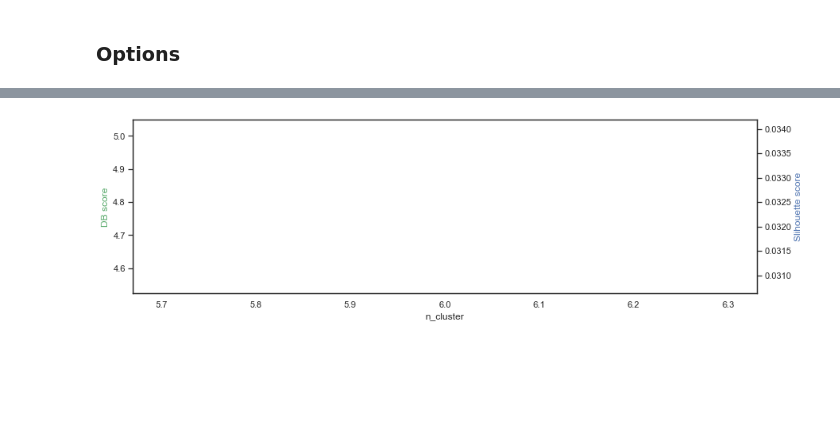
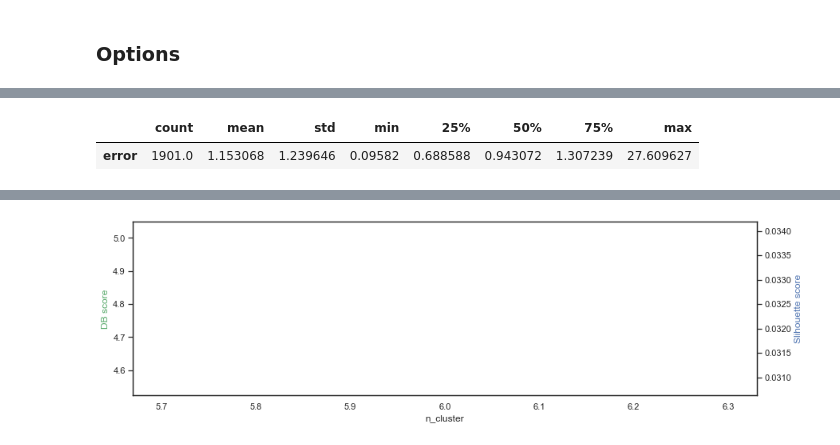
Before and after one commit to Amglex/Mutual-Funds, a Jupyter notebook: notebooks/052 - Spectral clustering.ipynb, the cells around one changed output, grey strips where cells are left out. Cells and saved outputs as stored; diff of their text form; code cells hidden in the pictures; blank space fills up the shorter version.

Commit message:
Added tracking error vola

```diff
--- a/notebooks/052 - Spectral clustering.ipynb
+++ b/notebooks/052 - Spectral clustering.ipynb
@@ -116,0 +181,19 @@ def spectral_clustering(holdings_ft, param):
+# %%
+def error_vola_deciles(returns_m):
+    error_vol = (returns_m
+                 .groupby(['crsp_fundno'])['error']
+                 .std()
+                 .reset_index())
+    error_vol['error'] = error_vol['error'] * 100
+
+    error_vol = (error_vol[['error']]
+                .apply(lambda x : x.quantile(np.round(np.arange(0.1,1,0.1),2))))
+    return(error_vol)
+
+def error_vola_describe(returns_m):
+    error_vol = (returns_m
+                 .groupby(['crsp_fundno'])['error']
+                 .std()
+                 .reset_index())
+    error_vol['error'] = error_vol['error'] * 100
+    return(error_vol[['error']].describe().T)
@@ -226,0 +326,7 @@ for i, param in param_grid.iterrows():
+# %%
+returns_m, style_returns = calc_styleadj_returns(row_info_f, returns_f, style_cols='cluster')
+temp = error_vola_describe(returns_m)
+temp
+# %% [output]
+|  | count | mean | std | min | 25% | 50% | 75% | max |
+| error | 1901.0 | 1.153068 | 1.239646 | 0.09582 | 0.688588 | 0.943072 | 1.307239 | 27.609627 |
```
Also changed, not shown: parts of 23 cells of this notebook.
